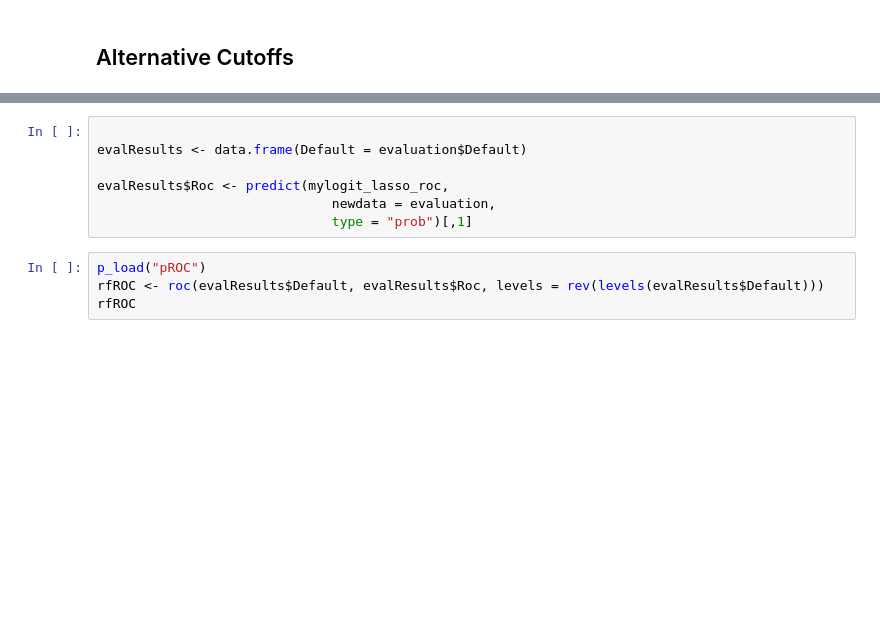
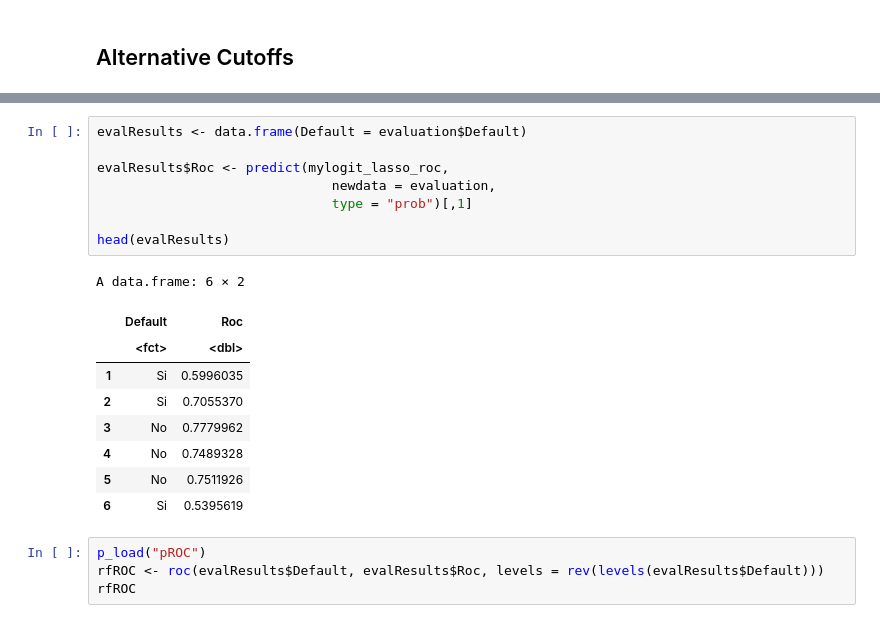
Before and after one commit to ignaciomsarmiento/BDML_20231_SS, a Jupyter notebook: SS4/ClassImbalance_SS4.ipynb, the cells around one changed output, grey strips where cells are left out. Cells and saved outputs as stored; diff of their text form; blank space fills up the shorter version.

```diff
--- a/SS4/ClassImbalance_SS4.ipynb
+++ b/SS4/ClassImbalance_SS4.ipynb
@@ -216,10 +328,21 @@ The final values used for the model were alpha = 0 and lambda = 0.1314888.
 # %%
-
 evalResults <- data.frame(Default = evaluation$Default)
 
 evalResults$Roc <- predict(mylogit_lasso_roc,
                               newdata = evaluation,
                               type = "prob")[,1]
+
+head(evalResults)
+# %% [output]
+A data.frame: 6 × 2
+|  | Default | Roc |
+|  | <fct> | <dbl> |
+| 1 | Si | 0.5996035 |
+| 2 | Si | 0.7055370 |
+| 3 | No | 0.7779962 |
+| 4 | No | 0.7489328 |
+| 5 | No | 0.7511926 |
+| 6 | Si | 0.5395619 |
 # %%
 p_load("pROC")
 rfROC <- roc(evalResults$Default, evalResults$Roc, levels = rev(levels(evalResults$Default)))
```
Also changed, not shown: parts of 21 cells of this notebook.
